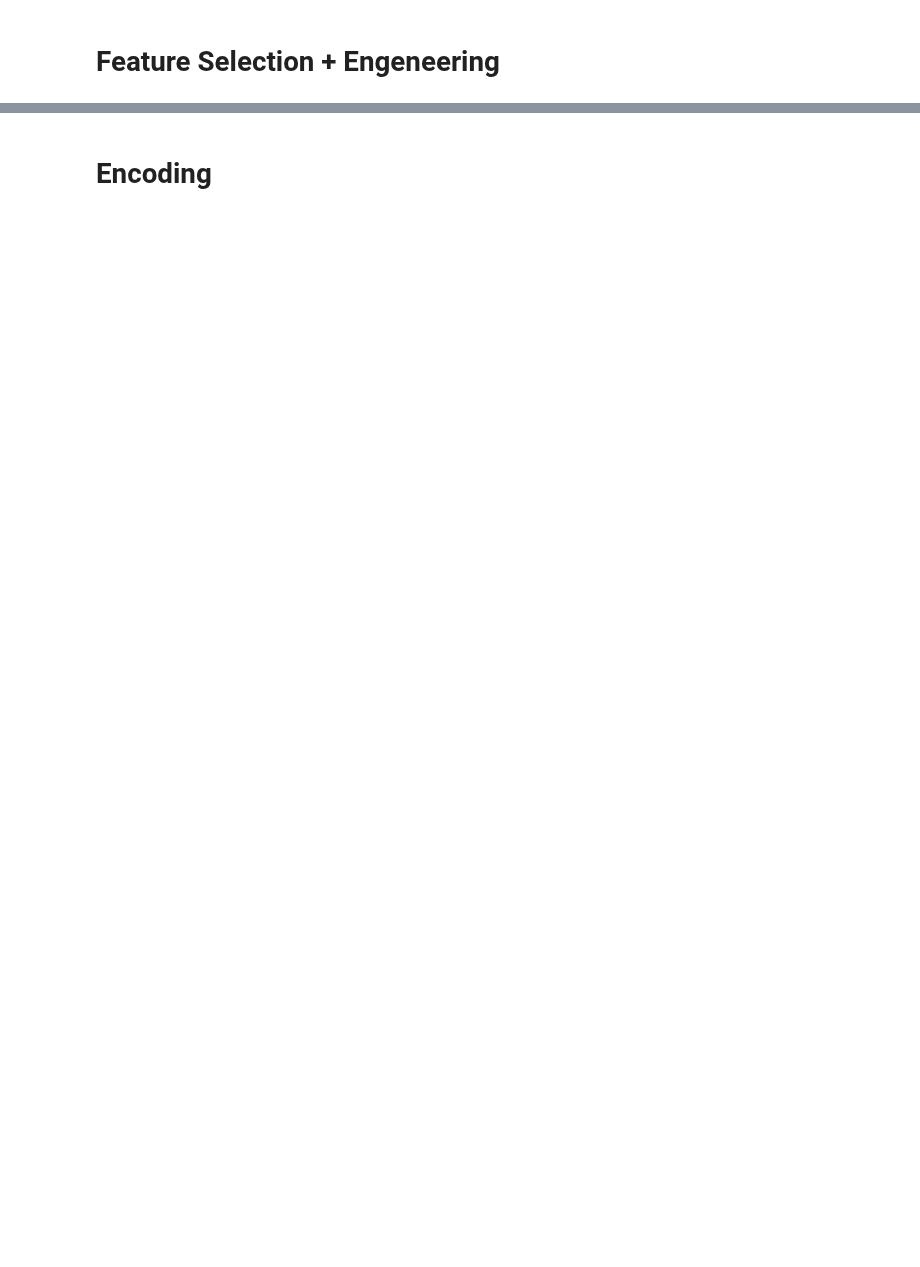
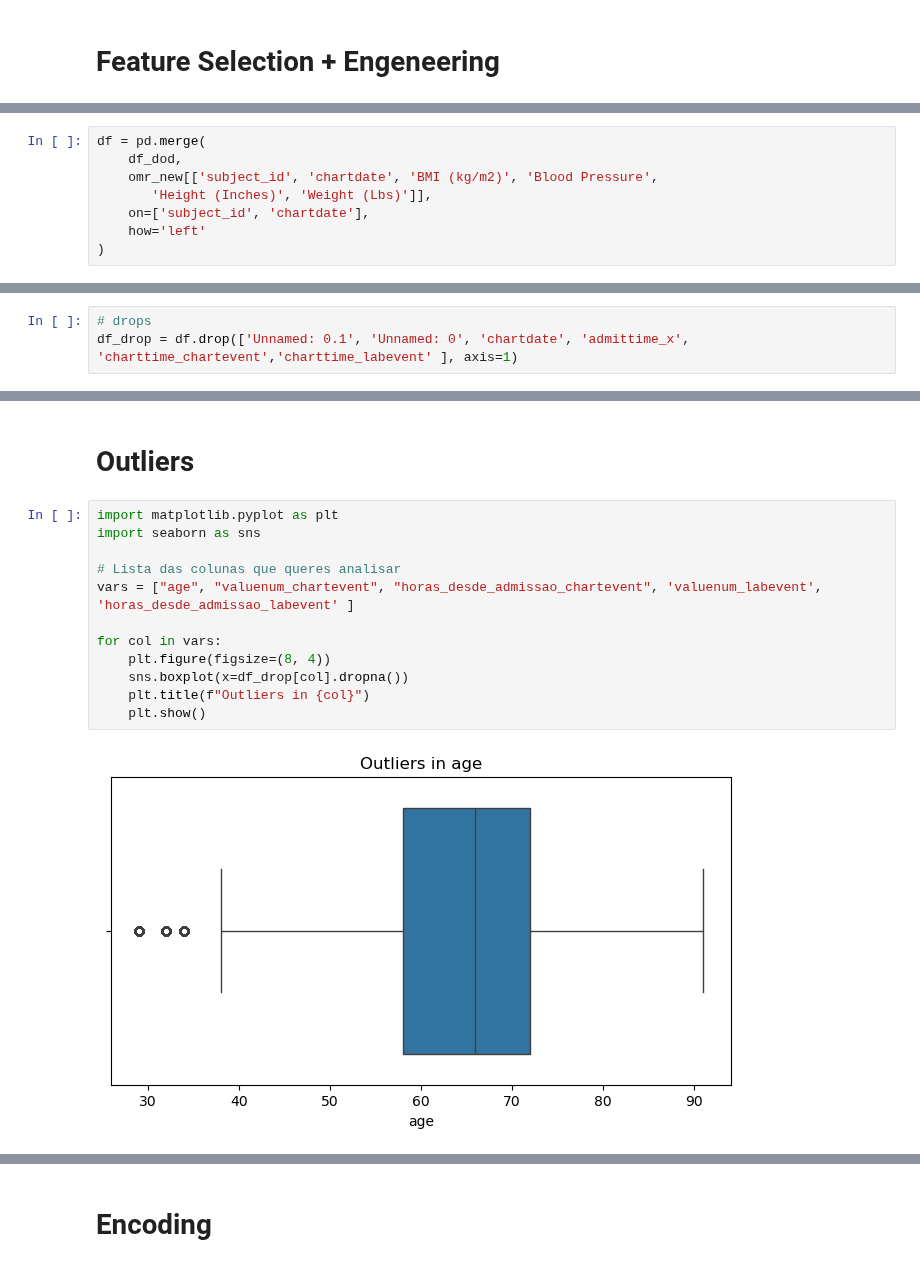
Before and after one commit to CatarinaCosta02/Master_Thesis, a Jupyter notebook: models/Final_treament.ipynb, the cells around one changed output, grey strips where cells are left out. Saved outputs shown, nothing was run; the diff lists cells and outputs as text; blank space fills up the shorter version.

```diff
--- a/models/Final_treament.ipynb
+++ b/models/Final_treament.ipynb
@@ -775,0 +806,8 @@ df_clean = df_clean.to_csv('df_clean.csv')
+# %%
+df = pd.merge(
+    df_dod,
+    omr_new[['subject_id', 'chartdate', 'BMI (kg/m2)', 'Blood Pressure',
+       'Height (Inches)', 'Weight (Lbs)']],
+    on=['subject_id', 'chartdate'],
+    how='left'
+)
@@ -775,0 +816,3 @@ df_clean = df_clean.to_csv('df_clean.csv')
+# %%
+# drops
+df_drop = df.drop(['Unnamed: 0.1', 'Unnamed: 0', 'chartdate', 'admittime_x', 'charttime_chartevent','charttime_labevent' ], axis=1)
@@ -775,0 +855,16 @@ df_clean = df_clean.to_csv('df_clean.csv')
+# %% [markdown]
+# Outliers
+# %%
+import matplotlib.pyplot as plt
+import seaborn as sns
+
+# Lista das colunas que queres analisar
+vars = ["age", "valuenum_chartevent", "horas_desde_admissao_chartevent", 'valuenum_labevent', 'horas_desde_admissao_labevent' ]
+
+for col in vars:
+    plt.figure(figsize=(8, 4))
+    sns.boxplot(x=df_drop[col].dropna())
+    plt.title(f"Outliers in {col}")
+    plt.show()
+# %% [output]
+[figure, added]
```
Also changed, not shown: parts of 26 cells of this notebook.
